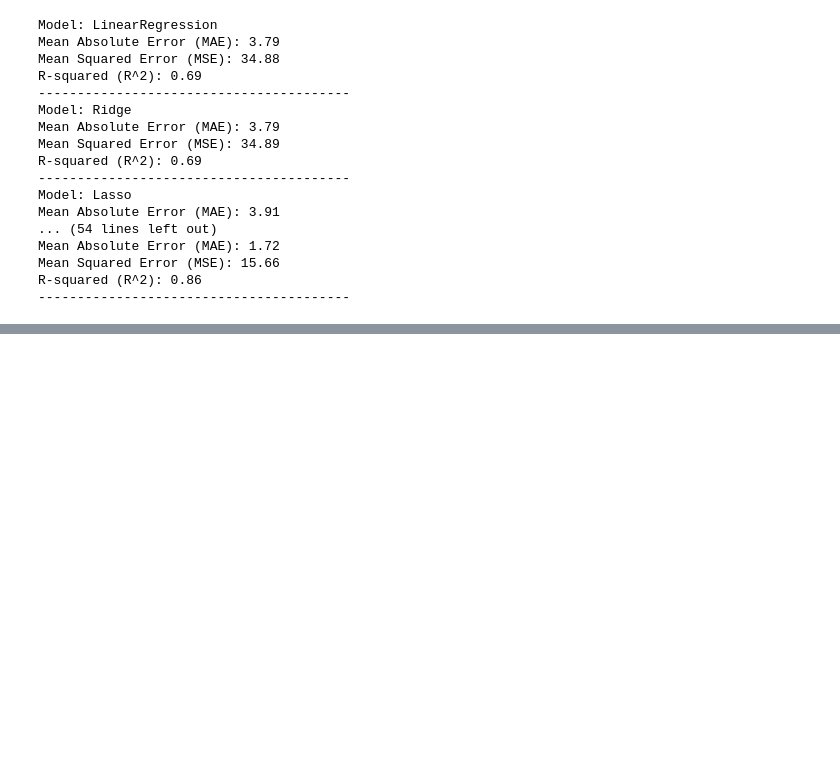
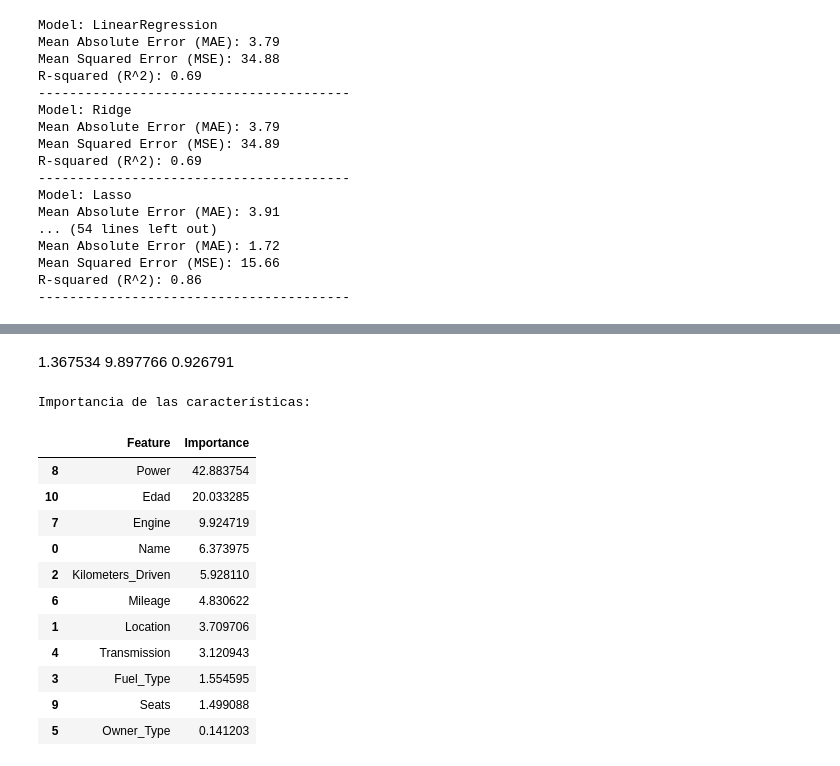
Before and after one commit to LMXCC79/Proyecto-ML-TheBridge, a Jupyter notebook: src/notebooks/prueba_modelos_ML.ipynb, the cells around one changed output, grey strips where cells are left out. Saved outputs shown, nothing was run; the diff lists cells and outputs as text; code cells hidden in the pictures; blank space fills up the shorter version.

```diff
--- a/src/notebooks/prueba_modelos_ML.ipynb
+++ b/src/notebooks/prueba_modelos_ML.ipynb
@@ -328,3 +460,29 @@ plt.show()
+# %% [markdown]
+1.367534	9.897766	0.926791
+# %%
+feature_importance = model.feature_importances_
+
+# Crear un DataFrame para visualizar la importancia de las características
+feature_importance_df = pd.DataFrame({'Feature': X_train.columns, 'Importance': feature_importance})
+feature_importance_df = feature_importance_df.sort_values(by='Importance', ascending=False)
+
+# Imprimir la importancia de las características
+print("Importancia de las características:")
+feature_importance_df
+# %% [output]
+Importancia de las características:
+|  | Feature | Importance |
+| 8 | Power | 42.883754 |
+| 10 | Edad | 20.033285 |
+| 7 | Engine | 9.924719 |
+| 0 | Name | 6.373975 |
+| 2 | Kilometers_Driven | 5.928110 |
+| 6 | Mileage | 4.830622 |
+| 1 | Location | 3.709706 |
+| 4 | Transmission | 3.120943 |
+| 3 | Fuel_Type | 1.554595 |
+| 9 | Seats | 1.499088 |
+| 5 | Owner_Type | 0.141203 |
 # %%
 lgbm_model = LGBMRegressor()
 lgbm_model.fit(X_train, y_train)
```
Also changed, not shown: parts of 19 cells of this notebook, 5 other files.
